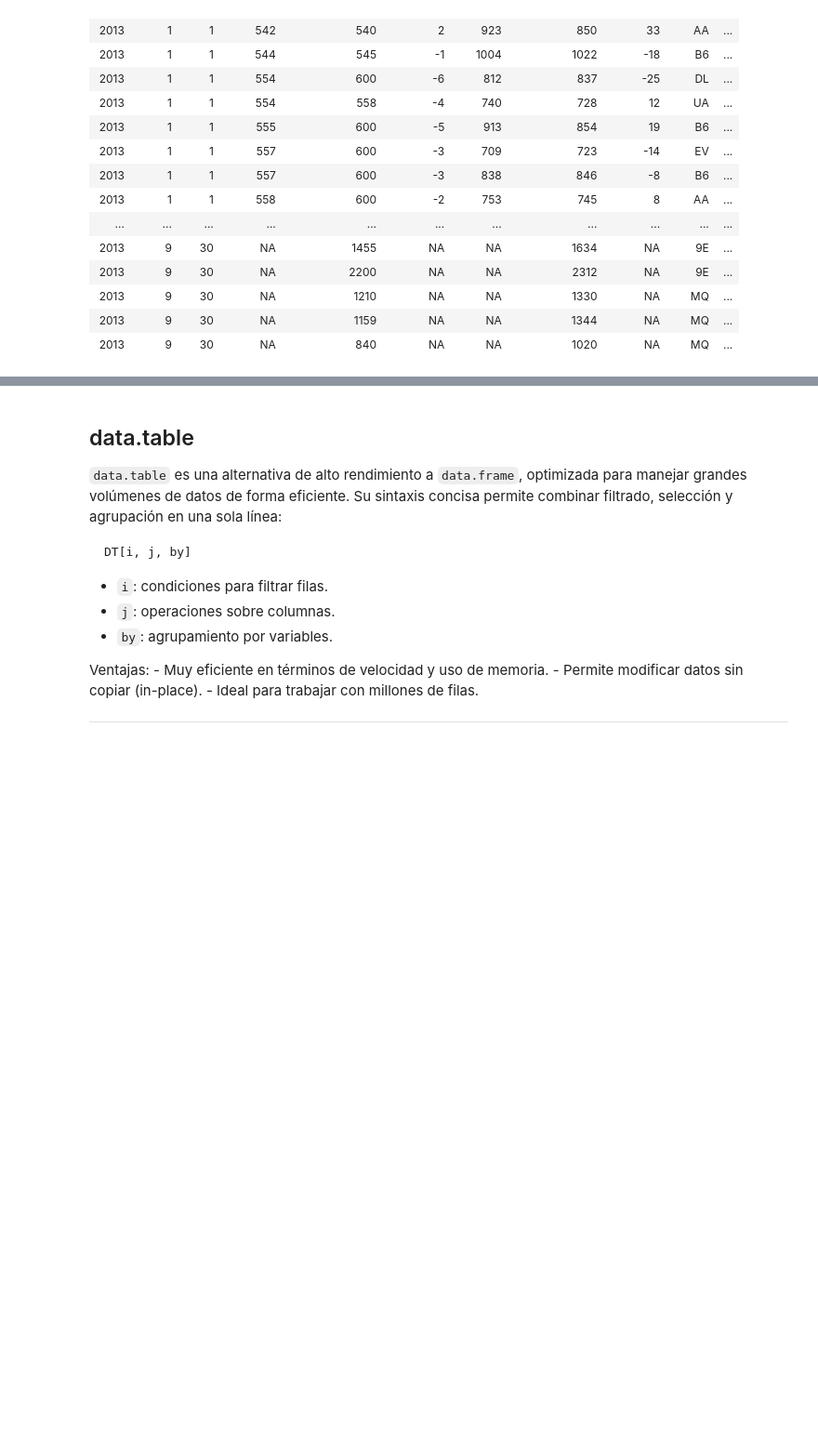
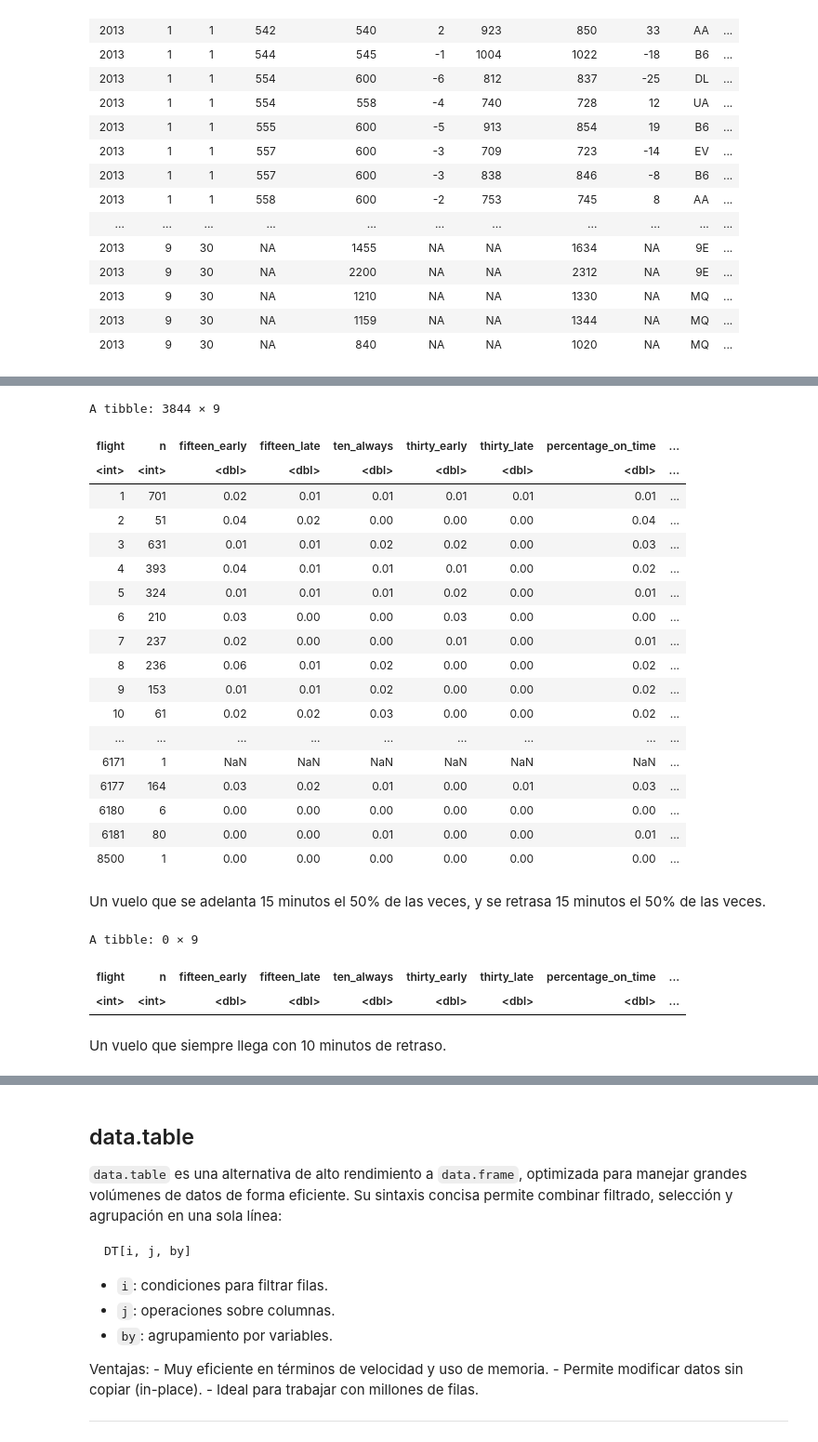
Before and after one commit to ednavivianasegura/ERAP_Curso_R, a Jupyter notebook: ERAP_R_Course.ipynb, the cells around one changed output, grey strips where cells are left out. Shown at 93% size. Saved outputs shown, nothing was run; the diff lists cells and outputs as text; code cells hidden in the pictures; blank space fills up the shorter version.

```diff
--- a/ERAP_R_Course.ipynb
+++ b/ERAP_R_Course.ipynb
@@ -1630,0 +2198,47 @@ Por ejemplo, si sólo necesitamos calcular velocidad, debido a que no necesitamo
+# %%
+delay_char <-
+  flights %>%
+  group_by(flight) %>%
+  summarise(n = n(),
+            fifteen_early = mean(arr_delay == -15, na.rm = TRUE),
+            fifteen_late = mean(arr_delay == 15, na.rm = TRUE),
+            ten_always = mean(arr_delay == 10, na.rm = TRUE),
+            thirty_early = mean(arr_delay == -30, na.rm = TRUE),
+            thirty_late = mean(arr_delay == 30, na.rm = TRUE),
+            percentage_on_time = mean(arr_delay == 0, na.rm = TRUE),
+            twohours = mean(arr_delay > 120, na.rm = TRUE)) %>%
+#Aplica la función round(., 2) solo a las columnas que son numéricas (is_double),
+#redondeando sus valores a 2 decimales.
+  map_if(is_double, round, 2) %>%
+  as_tibble()%>%View()
+# %% [output]
+A tibble: 3844 × 9
+| flight | n | fifteen_early | fifteen_late | ten_always | thirty_early | thirty_late | percentage_on_time | ... |
+| <int> | <int> | <dbl> | <dbl> | <dbl> | <dbl> | <dbl> | <dbl> | ... |
+| 1 | 701 | 0.02 | 0.01 | 0.01 | 0.01 | 0.01 | 0.01 | ... |
+| 2 | 51 | 0.04 | 0.02 | 0.00 | 0.00 | 0.00 | 0.04 | ... |
+| 3 | 631 | 0.01 | 0.01 | 0.02 | 0.02 | 0.00 | 0.03 | ... |
+| 4 | 393 | 0.04 | 0.01 | 0.01 | 0.01 | 0.00 | 0.02 | ... |
+| 5 | 324 | 0.01 | 0.01 | 0.01 | 0.02 | 0.00 | 0.01 | ... |
+| 6 | 210 | 0.03 | 0.00 | 0.00 | 0.03 | 0.00 | 0.00 | ... |
+| 7 | 237 | 0.02 | 0.00 | 0.00 | 0.01 | 0.00 | 0.01 | ... |
+| 8 | 236 | 0.06 | 0.01 | 0.02 | 0.00 | 0.00 | 0.02 | ... |
+| 9 | 153 | 0.01 | 0.01 | 0.02 | 0.00 | 0.00 | 0.02 | ... |
+| 10 | 61 | 0.02 | 0.02 | 0.03 | 0.00 | 0.00 | 0.02 | ... |
+| ... | ... | ... | ... | ... | ... | ... | ... | ... |
+| 6171 | 1 | NaN | NaN | NaN | NaN | NaN | NaN | ... |
+| 6177 | 164 | 0.03 | 0.02 | 0.01 | 0.00 | 0.01 | 0.03 | ... |
+| 6180 | 6 | 0.00 | 0.00 | 0.00 | 0.00 | 0.00 | 0.00 | ... |
+| 6181 | 80 | 0.00 | 0.00 | 0.01 | 0.00 | 0.00 | 0.01 | ... |
+| 8500 | 1 | 0.00 | 0.00 | 0.00 | 0.00 | 0.00 | 0.00 | ... |
+# %% [markdown]
+Un vuelo que se adelanta 15 minutos el 50% de las veces, y se retrasa 15 minutos el 50% de las veces.
+# %%
+delay_char %>%
+  filter(fifteen_early == 0.5, fifteen_late == 0.5)
+# %% [output]
+A tibble: 0 × 9
+| flight | n | fifteen_early | fifteen_late | ten_always | thirty_early | thirty_late | percentage_on_time | ... |
+| <int> | <int> | <dbl> | <dbl> | <dbl> | <dbl> | <dbl> | <dbl> | ... |
+# %% [markdown]
+Un vuelo que siempre llega con 10 minutos de retraso.
```
Also changed, not shown: parts of 55 cells of this notebook.
